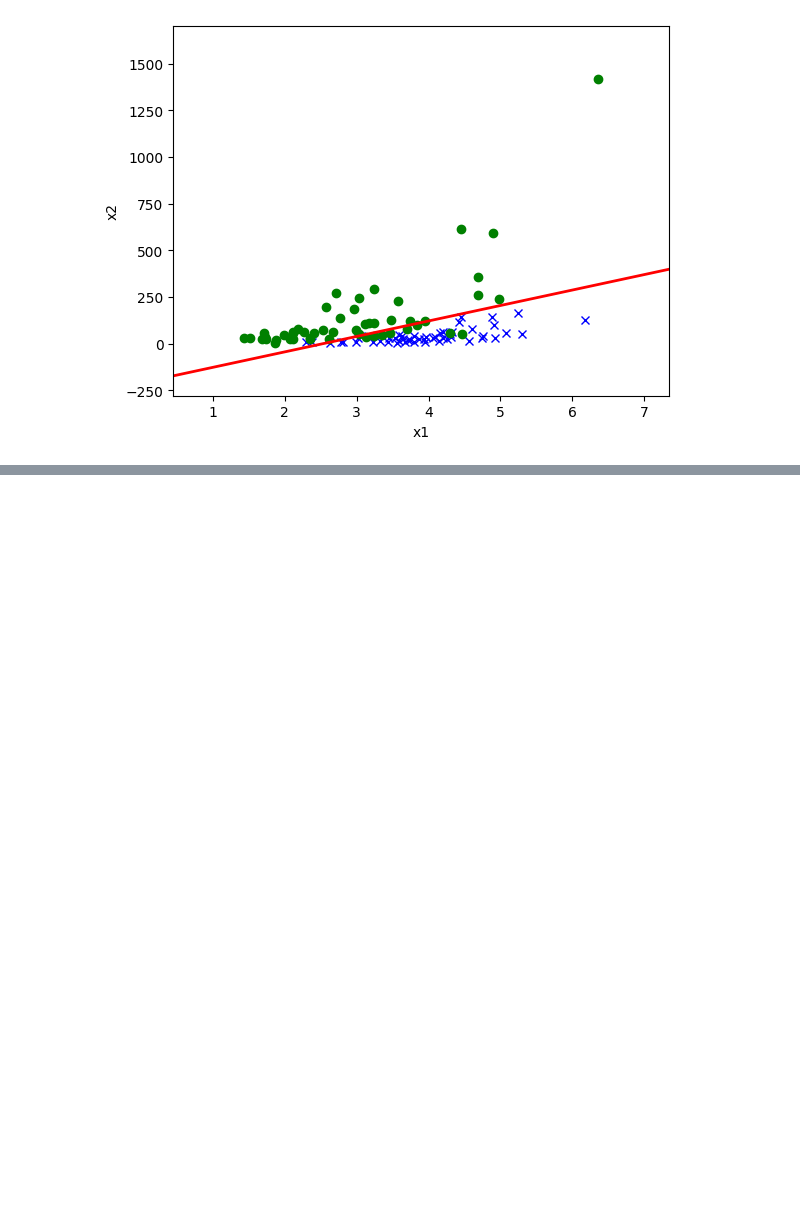
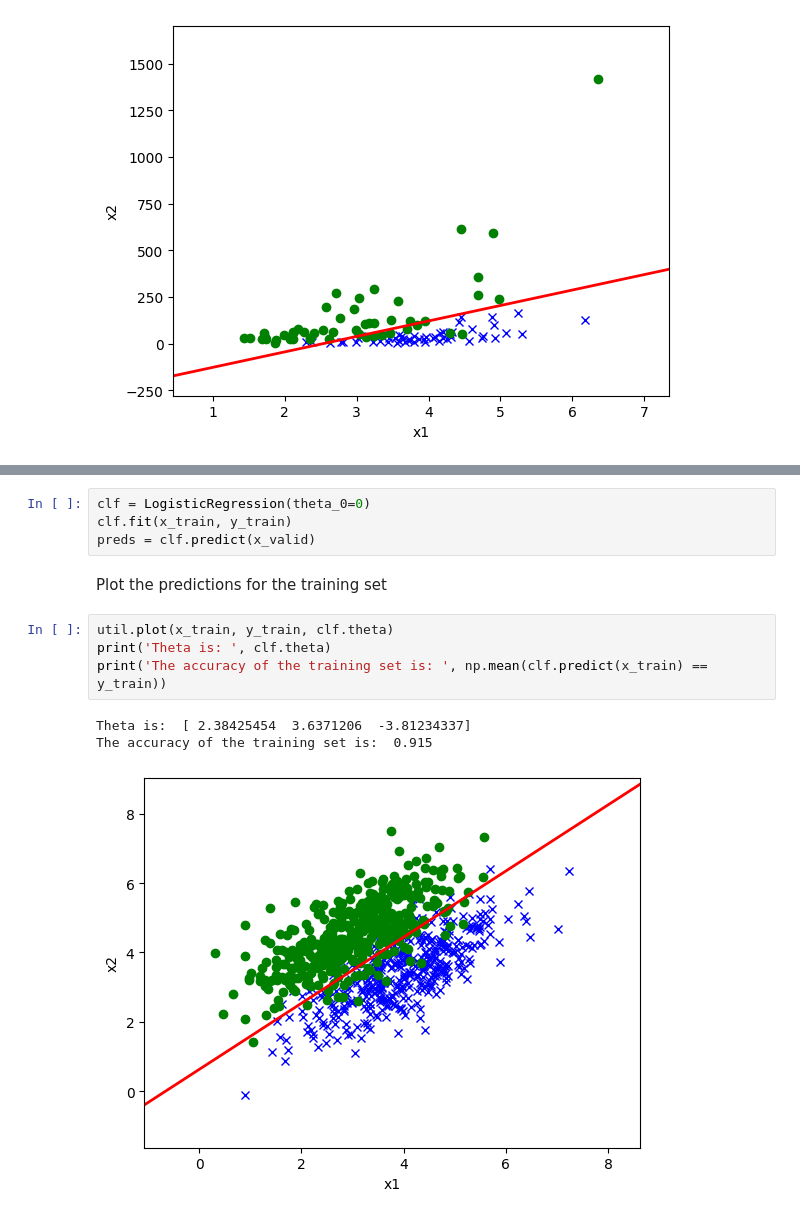
Before and after one commit to Faroukhamadi/logistic-regression, a Jupyter notebook: logistic_regression_notebook.ipynb, the cells around one changed output, grey strips where cells are left out. Cells and saved outputs as stored; diff of their text form; blank space fills up the shorter version.

```diff
--- a/logistic_regression_notebook.ipynb
+++ b/logistic_regression_notebook.ipynb
@@ -96,0 +116,14 @@ The accuracy of the validation set is:  0.9
+# %%
+clf = LogisticRegression(theta_0=0)
+clf.fit(x_train, y_train)
+preds = clf.predict(x_valid)
+# %% [markdown]
+Plot the predictions for the training set
+# %%
+util.plot(x_train, y_train, clf.theta)
+print('Theta is: ', clf.theta)
+print('The accuracy of the training set is: ', np.mean(clf.predict(x_train) == y_train))
+# %% [output]
+Theta is:  [ 2.38425454  3.6371206  -3.81234337]
+The accuracy of the training set is:  0.915
+[figure, added]
```
Also changed, not shown: parts of 8 cells of this notebook, 2 other files.
